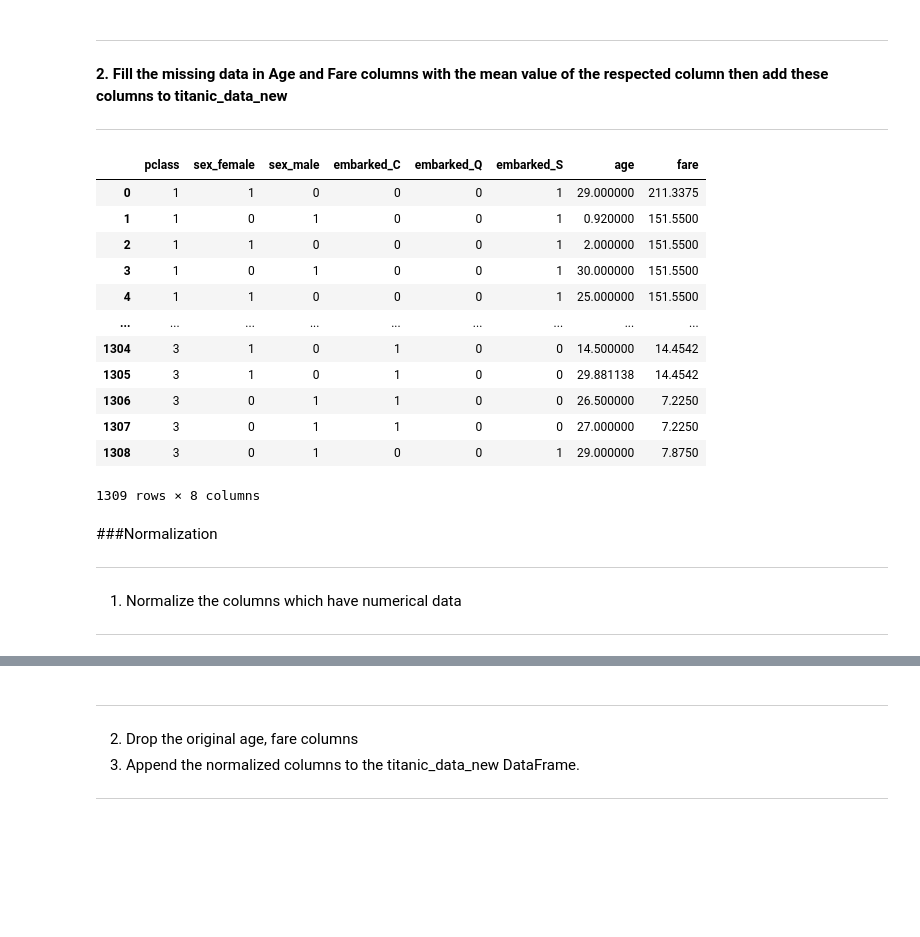
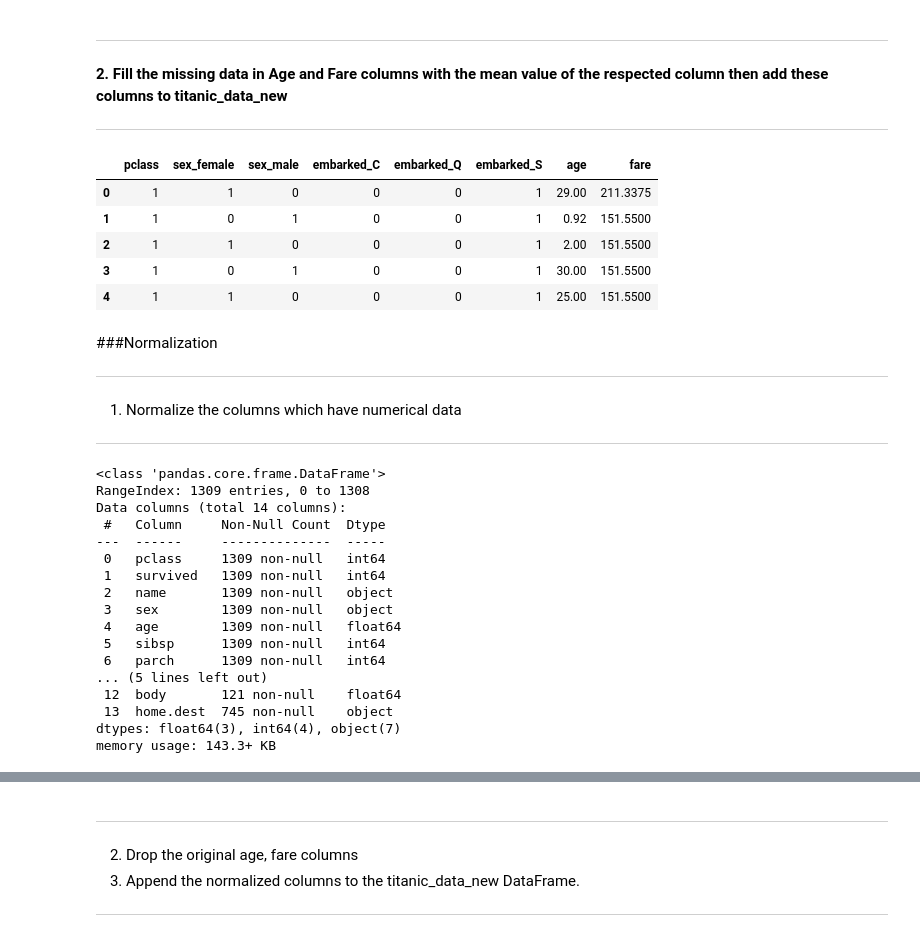
Before and after one commit to Abhay1994s/MachineLearning, a Jupyter notebook: Day1/Assignment_1_DS.ipynb, the cells around one changed output, grey strips where cells are left out. Saved outputs shown, nothing was run; the diff lists cells and outputs as text; code cells hidden in the pictures; blank space fills up the shorter version.

```diff
--- a/Day1/Assignment_1_DS.ipynb
+++ b/Day1/Assignment_1_DS.ipynb
@@ -310,24 +355,17 @@ titanic_data_new
 # %%
 df['age'] = df['age'].fillna(df['age'].mean())
 df['fare'] = df['fare'].fillna(df['fare'].mean())
 titanic_data_new['age'] = pd.Series(df['age'])
 titanic_data_new['fare'] = pd.Series(df['fare'])
 
-titanic_data_new
+titanic_data_new.head()
 # %% [output]
 |  | pclass | sex_female | sex_male | embarked_C | embarked_Q | embarked_S | age | fare |
-| 0 | 1 | 1 | 0 | 0 | 0 | 1 | 29.000000 | 211.3375 |
-| 1 | 1 | 0 | 1 | 0 | 0 | 1 | 0.920000 | 151.5500 |
-| 2 | 1 | 1 | 0 | 0 | 0 | 1 | 2.000000 | 151.5500 |
-| 3 | 1 | 0 | 1 | 0 | 0 | 1 | 30.000000 | 151.5500 |
-| 4 | 1 | 1 | 0 | 0 | 0 | 1 | 25.000000 | 151.5500 |
-| ... | ... | ... | ... | ... | ... | ... | ... | ... |
-| 1304 | 3 | 1 | 0 | 1 | 0 | 0 | 14.500000 | 14.4542 |
-| 1305 | 3 | 1 | 0 | 1 | 0 | 0 | 29.881138 | 14.4542 |
-| 1306 | 3 | 0 | 1 | 1 | 0 | 0 | 26.500000 | 7.2250 |
-| 1307 | 3 | 0 | 1 | 1 | 0 | 0 | 27.000000 | 7.2250 |
-| 1308 | 3 | 0 | 1 | 0 | 0 | 1 | 29.000000 | 7.8750 |
+| 0 | 1 | 1 | 0 | 0 | 0 | 1 | 29.00 | 211.3375 |
+| 1 | 1 | 0 | 1 | 0 | 0 | 1 | 0.92 | 151.5500 |
+| 2 | 1 | 1 | 0 | 0 | 0 | 1 | 2.00 | 151.5500 |
+| 3 | 1 | 0 | 1 | 0 | 0 | 1 | 30.00 | 151.5500 |
+| 4 | 1 | 1 | 0 | 0 | 0 | 1 | 25.00 | 151.5500 |
-1309 rows × 8 columns
 # %% [markdown]
 ###Normalization
 
@@ -341,4 +379,24 @@ titanic_data_new
 
 
 ---
+# %%
+df.info()
+# %% [output]
+<class 'pandas.core.frame.DataFrame'>
+RangeIndex: 1309 entries, 0 to 1308
+Data columns (total 14 columns):
+ #   Column     Non-Null Count  Dtype
+---  ------     --------------  -----
+ 0   pclass     1309 non-null   int64
+ 1   survived   1309 non-null   int64
+ 2   name       1309 non-null   object
+ 3   sex        1309 non-null   object
+ 4   age        1309 non-null   float64
+ 5   sibsp      1309 non-null   int64
+ 6   parch      1309 non-null   int64
+... (5 lines left out)
+ 12  body       121 non-null    float64
+ 13  home.dest  745 non-null    object
+dtypes: float64(3), int64(4), object(7)
+memory usage: 143.3+ KB
 # %%
```
Also changed, not shown: parts of 27 cells of this notebook.
